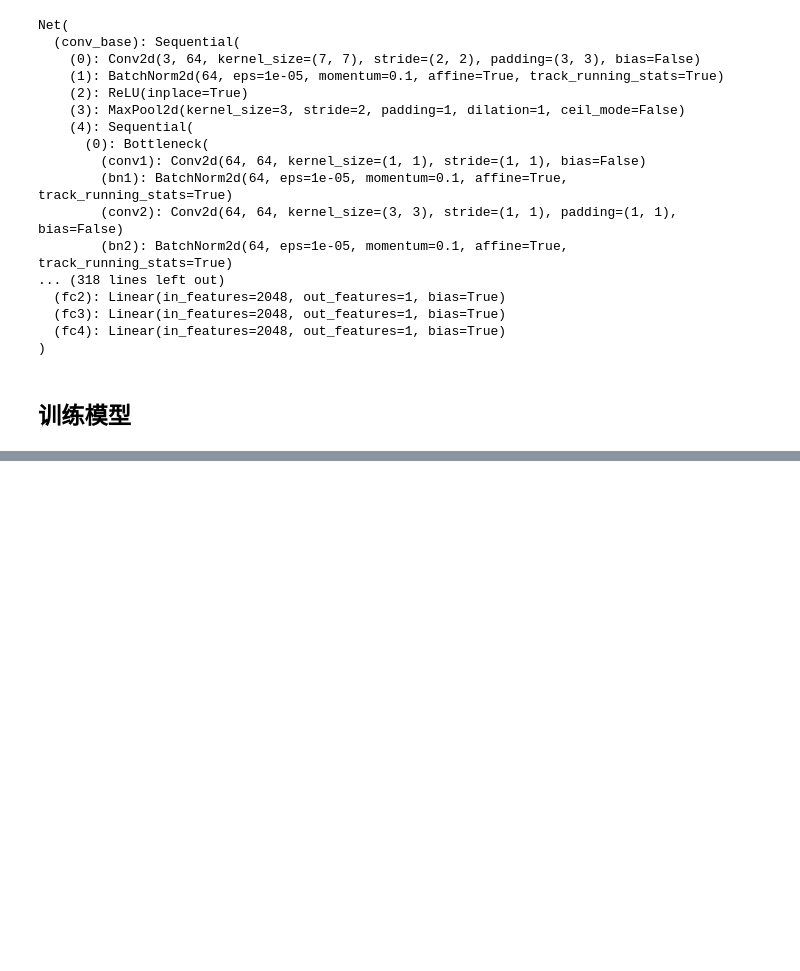
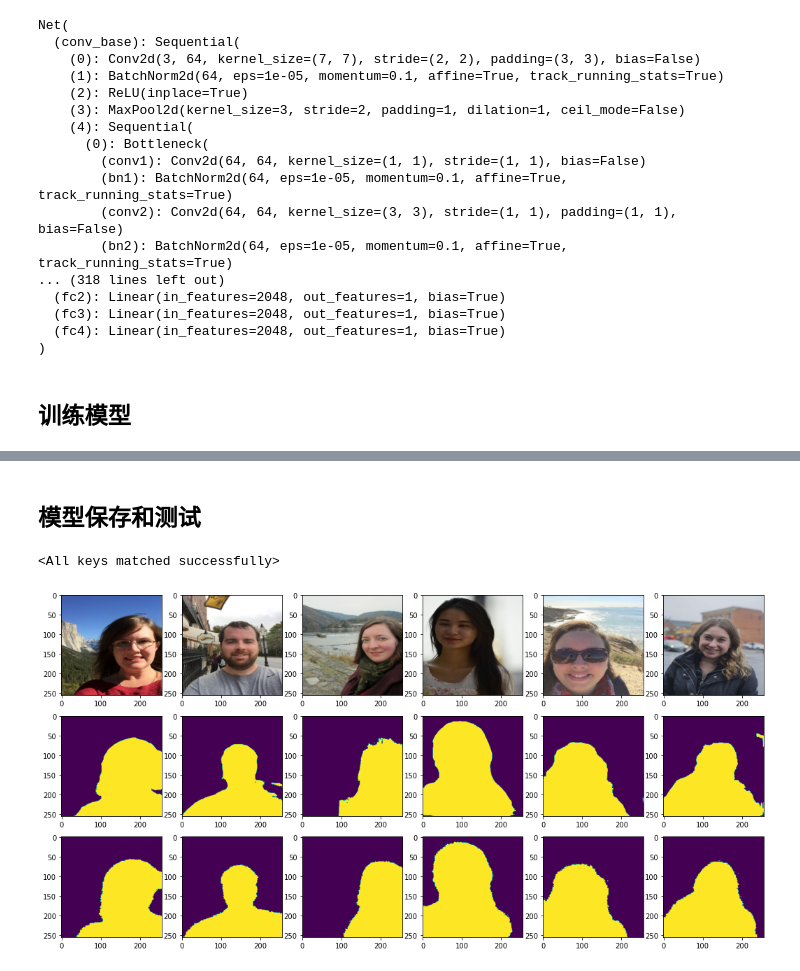
Before and after one commit to ToyHaoran/python01, a Jupyter notebook: pytorch_note/3 图像定位与分割.ipynb, the cells around one changed output, grey strips where cells are left out. Cells and saved outputs as stored; diff of their text form; code cells hidden in the pictures; blank space fills up the shorter version.

```diff
--- a/pytorch_note/3 图像定位与分割.ipynb
+++ b/pytorch_note/3 图像定位与分割.ipynb
@@ -234,0 +304,17 @@ RuntimeError: stack expects each tensor to be equal size, but got [3, 224, 224]
+# %%
+def show_img(dataloader, size=3, transform_size=256):
+    """
+    显示前6张图片
+    :param size: 每张图片显示大小
+    :param transform_size: transform中resize的大小
+    """
+    imgs, annos = next(iter(dataloader))
+    s = 6  # 显示前几个图片
+    plt.figure(figsize=(s*size, 2*size))
+    for i, (img, anno) in enumerate(zip(imgs[:s], annos[:s])):
+        img = img.permute(1, 2, 0).numpy()  # 改变维度 toTensor的逆操作
+        anno = anno.numpy()
+        plt.subplot(2, 6, i+1)  # 子图
+        plt.imshow(img)  # 显示图片
+        plt.subplot(2, 6, i+7)
+        plt.imshow(anno)
@@ -234,0 +507,31 @@ RuntimeError: stack expects each tensor to be equal size, but got [3, 224, 224]
+# %% [markdown]
+## 模型保存和测试
+# %%
+PATH = 'model/unet_people.pth'
+# torch.save(model.state_dict(), PATH)
+my_model = UNet()
+my_model.load_state_dict(torch.load(PATH))
+# %% [output]
+<All keys matched successfully>
+# %%
+def show_img(dataloader, size=3, transform_size=256):
+    """
+    显示前6张图片，预测分布图，实际分布图
+    :param size: 每张图片显示大小
+    :param transform_size: transform中resize的大小
+    """
+    imgs, annos = next(iter(dataloader))
+    s = 6  # 显示前几个图片
+    preds = my_model(imgs)  # 预测图片
+    plt.figure(figsize=(s*size, 3*size))
+    for i, (img, pred, anno) in enumerate(zip(imgs[:s], preds[:s] ,annos[:s])):
+        plt.subplot(3, 6, i+1)  # 子图
+        plt.imshow(img.permute(1, 2, 0).cpu().numpy())  # 显示图片  # 改变维度 toTensor的逆操作
+        plt.subplot(3, 6, i+7)  # 预测图
+        plt.imshow(torch.argmax(pred.permute(1, 2, 0), axis=-1).detach().numpy())
+        plt.subplot(3, 6, i+13)  # 实际分布图
+        plt.imshow(anno.cpu().numpy())
+# %%
+show_img(test_dl)
+# %% [output]
+[figure, added]
```
Also changed, not shown: parts of 49 cells of this notebook, 2 other files.
